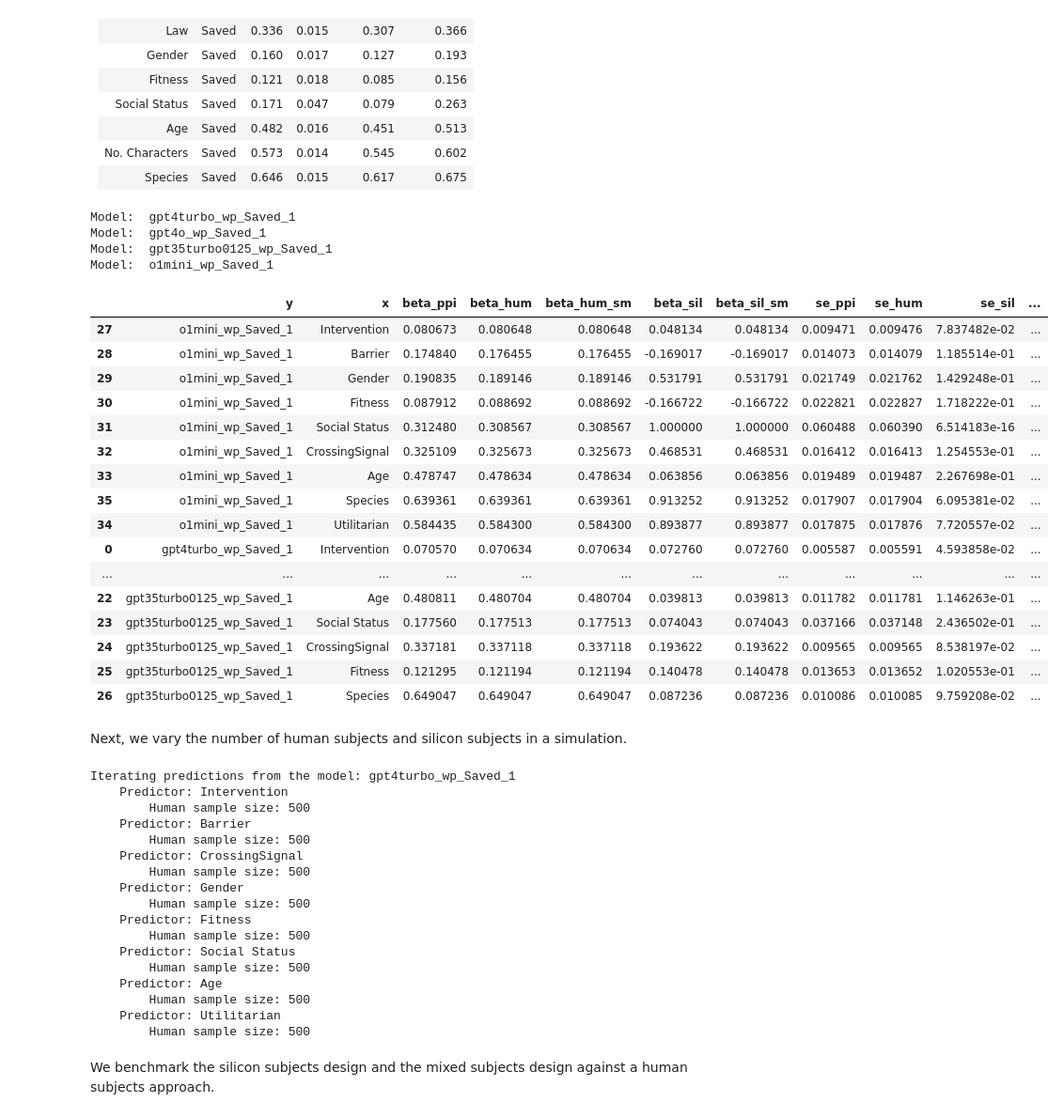
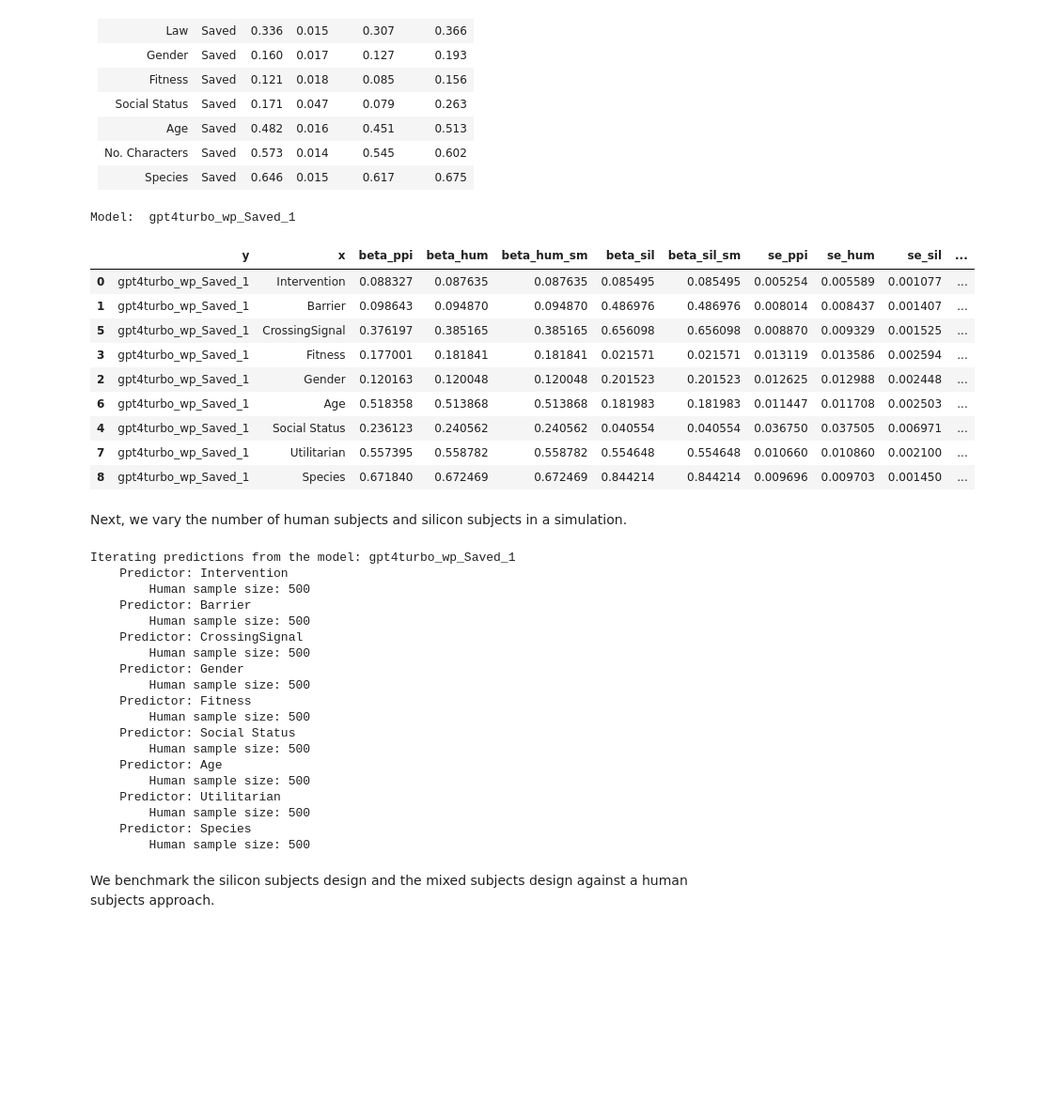
Before and after one commit to davidbroska/MixedSubjects, a Jupyter notebook: Code/7_AnalysisPPI.ipynb, the cells around one changed output. Shown: that part at 94% size. Drawn from its saved outputs; the diff is of its cells as text; code cells hidden in the pictures; blank space fills up the shorter version.

```diff
--- a/Code/7_AnalysisPPI.ipynb
+++ b/Code/7_AnalysisPPI.ipynb
@@ -167,9 +157,9 @@ def _power_analysis_stats(grads, grads_hat, inv_hessian):
     cov = inv_hessian @ (grads_[:,None,:] * grads_hat_[:,:,None]).mean(axis=0) @ inv_hessian
     var = inv_hessian @ (grads_[:,None,:]*grads_[:,:,None]).mean(axis=0) @ inv_hessian
     var_hat = inv_hessian @ (grads_hat_[:,None,:]*grads_hat_[:,:,None]).mean(axis=0) @ inv_hessian
-    rhos = np.diag(cov)/np.sqrt((np.diag(var)*np.diag(var_hat)))
+    rhos_sq = np.diag(cov)**2/(np.diag(var)*np.diag(var_hat))
     sigmas_sq = np.diag(var)
-    return rhos, sigmas_sq
+    return rhos_sq, sigmas_sq
 
 def _estimate_ppi_SE(n, N, rho_sq, var_Y):
     if N == np.inf:
@@ -816,7 +806,7 @@ def compute_amce_ppi(n_data, N_data, x, y, alpha=0.05):
         w_unlabeled=N_weights,
         use_unlabeled=False)
 
-    rho, var_y = _power_analysis_stats(grads, grads_hat, inv_hessian)
+    rho_sq, var_y = _power_analysis_stats(grads, grads_hat, inv_hessian)
 
     # create and return the output DataFrame
     output_df = pd.DataFrame({
@@ -836,7 +826,7 @@ def compute_amce_ppi(n_data, N_data, x, y, alpha=0.05):
         "upper_hum": upper_CI_hum[1],         # The upper bound of the human subjects confidence interval
         "lower_sil": lower_CI_sil[1],         # The lower bound of the silicon subjects confidence interval
         "upper_sil": upper_CI_sil[1],         # The upper bound of the silicon subjects confidence interval
-        "ppi_corr": rho[1]},      # The association between predictions and outcomes
+        "ppi_corr": np.sqrt(rho_sq[1])},      # The association between predictions and outcomes
         index=[0])
 
     return output_df
@@ -849,56 +839,43 @@ random.seed(2024)
 n_ids = random.sample(ids.tolist(), k=n)
 N_ids = random.sample(list(set(ids) - set(n_ids)), k=N)
 
 df_human = df[ df["ResponseID"].isin(n_ids) ]
 df_silicon = df [ df["ResponseID"].isin(N_ids)]
 
-models = [
-    "gpt4turbo_wp_Saved_1","gpt4o_wp_Saved_1","gpt35turbo0125_wp_Saved_1",
-    "o1mini_wp_Saved_1",#"claude-3-5-sonnet-20241022_wp_Saved_1"
-]
+models = ["gpt4turbo_wp_Saved_1"]
 
 results2 = pd.DataFrame()
 for model in models:
 
     print("Model: ", model)
     results1 = pd.concat([
         compute_amce_ppi(df_human, df_silicon, x="Intervention", y=model),
         compute_amce_ppi(df_human, df_silicon, x="Barrier", y=model),
         compute_amce_ppi(df_human, df_silicon, x="Gender", y=model),
         compute_amce_ppi(df_human, df_silicon, x="Fitness", y=model),
         compute_amce_ppi(df_human, df_silicon, x="Social Status", y=model),
         compute_amce_ppi(df_human, df_silicon, x="CrossingSignal",y=model),
         compute_amce_ppi(df_human, df_silicon, x="Age", y=model),
         compute_amce_ppi(df_human, df_silicon, x="Utilitarian", y=model),
         compute_amce_ppi(df_human, df_silicon, x="Species", y=model)
     ],ignore_index=True)
 
     results2 = pd.concat([results2, results1],ignore_index=True).sort_values(by=["y","ppi_corr"], ascending=False)
 
 results2.to_csv("../Data/7_rho.csv", index=False)
 results2
 # %% [output]
 Model:  gpt4turbo_wp_Saved_1
-Model:  gpt4o_wp_Saved_1
-Model:  gpt35turbo0125_wp_Saved_1
-Model:  o1mini_wp_Saved_1
 |  | y | x | beta_ppi | beta_hum | beta_hum_sm | beta_sil | beta_sil_sm | se_ppi | se_hum | se_sil | ... |
-| 27 | o1mini_wp_Saved_1 | Intervention | 0.080673 | 0.080648 | 0.080648 | 0.048134 | 0.048134 | 0.009471 | 0.009476 | 7.837482e-02 | ... |
-| 28 | o1mini_wp_Saved_1 | Barrier | 0.174840 | 0.176455 | 0.176455 | -0.169017 | -0.169017 | 0.014073 | 0.014079 | 1.185514e-01 | ... |
-| 29 | o1mini_wp_Saved_1 | Gender | 0.190835 | 0.189146 | 0.189146 | 0.531791 | 0.531791 | 0.021749 | 0.021762 | 1.429248e-01 | ... |
-| 30 | o1mini_wp_Saved_1 | Fitness | 0.087912 | 0.088692 | 0.088692 | -0.166722 | -0.166722 | 0.022821 | 0.022827 | 1.718222e-01 | ... |
-| 31 | o1mini_wp_Saved_1 | Social Status | 0.312480 | 0.308567 | 0.308567 | 1.000000 | 1.000000 | 0.060488 | 0.060390 | 6.514183e-16 | ... |
-| 32 | o1mini_wp_Saved_1 | CrossingSignal | 0.325109 | 0.325673 | 0.325673 | 0.468531 | 0.468531 | 0.016412 | 0.016413 | 1.254553e-01 | ... |
-| 33 | o1mini_wp_Saved_1 | Age | 0.478747 | 0.478634 | 0.478634 | 0.063856 | 0.063856 | 0.019489 | 0.019487 | 2.267698e-01 | ... |
-| 35 | o1mini_wp_Saved_1 | Species | 0.639361 | 0.639361 | 0.639361 | 0.913252 | 0.913252 | 0.017907 | 0.017904 | 6.095381e-02 | ... |
-| 34 | o1mini_wp_Saved_1 | Utilitarian | 0.584435 | 0.584300 | 0.584300 | 0.893877 | 0.893877 | 0.017875 | 0.017876 | 7.720557e-02 | ... |
-| 0 | gpt4turbo_wp_Saved_1 | Intervention | 0.070570 | 0.070634 | 0.070634 | 0.072760 | 0.072760 | 0.005587 | 0.005591 | 4.593858e-02 | ... |
-| ... | ... | ... | ... | ... | ... | ... | ... | ... | ... | ... | ... |
-| 22 | gpt35turbo0125_wp_Saved_1 | Age | 0.480811 | 0.480704 | 0.480704 | 0.039813 | 0.039813 | 0.011782 | 0.011781 | 1.146263e-01 | ... |
-| 23 | gpt35turbo0125_wp_Saved_1 | Social Status | 0.177560 | 0.177513 | 0.177513 | 0.074043 | 0.074043 | 0.037166 | 0.037148 | 2.436502e-01 | ... |
-| 24 | gpt35turbo0125_wp_Saved_1 | CrossingSignal | 0.337181 | 0.337118 | 0.337118 | 0.193622 | 0.193622 | 0.009565 | 0.009565 | 8.538197e-02 | ... |
-| 25 | gpt35turbo0125_wp_Saved_1 | Fitness | 0.121295 | 0.121194 | 0.121194 | 0.140478 | 0.140478 | 0.013653 | 0.013652 | 1.020553e-01 | ... |
-| 26 | gpt35turbo0125_wp_Saved_1 | Species | 0.649047 | 0.649047 | 0.649047 | 0.087236 | 0.087236 | 0.010086 | 0.010085 | 9.759208e-02 | ... |
+| 0 | gpt4turbo_wp_Saved_1 | Intervention | 0.088327 | 0.087635 | 0.087635 | 0.085495 | 0.085495 | 0.005254 | 0.005589 | 0.001077 | ... |
+| 1 | gpt4turbo_wp_Saved_1 | Barrier | 0.098643 | 0.094870 | 0.094870 | 0.486976 | 0.486976 | 0.008014 | 0.008437 | 0.001407 | ... |
+| 5 | gpt4turbo_wp_Saved_1 | CrossingSignal | 0.376197 | 0.385165 | 0.385165 | 0.656098 | 0.656098 | 0.008870 | 0.009329 | 0.001525 | ... |
+| 3 | gpt4turbo_wp_Saved_1 | Fitness | 0.177001 | 0.181841 | 0.181841 | 0.021571 | 0.021571 | 0.013119 | 0.013586 | 0.002594 | ... |
+| 2 | gpt4turbo_wp_Saved_1 | Gender | 0.120163 | 0.120048 | 0.120048 | 0.201523 | 0.201523 | 0.012625 | 0.012988 | 0.002448 | ... |
+| 6 | gpt4turbo_wp_Saved_1 | Age | 0.518358 | 0.513868 | 0.513868 | 0.181983 | 0.181983 | 0.011447 | 0.011708 | 0.002503 | ... |
+| 4 | gpt4turbo_wp_Saved_1 | Social Status | 0.236123 | 0.240562 | 0.240562 | 0.040554 | 0.040554 | 0.036750 | 0.037505 | 0.006971 | ... |
+| 7 | gpt4turbo_wp_Saved_1 | Utilitarian | 0.557395 | 0.558782 | 0.558782 | 0.554648 | 0.554648 | 0.010660 | 0.010860 | 0.002100 | ... |
+| 8 | gpt4turbo_wp_Saved_1 | Species | 0.671840 | 0.672469 | 0.672469 | 0.844214 | 0.844214 | 0.009696 | 0.009703 | 0.001450 | ... |
 # %% [markdown]
 Next, we vary the number of human subjects and silicon subjects in a simulation.
 # %%
@@ -1007,6 +984,8 @@ Iterating predictions from the model: gpt4turbo_wp_Saved_1
         Human sample size: 500
     Predictor: Utilitarian
         Human sample size: 500
+    Predictor: Species
+        Human sample size: 500
 # %% [markdown]
 We benchmark the silicon subjects design and the mixed subjects design against a human subjects approach.
 # %%
```
Also changed, not shown: parts of 4 cells of this notebook, 14 other files.
